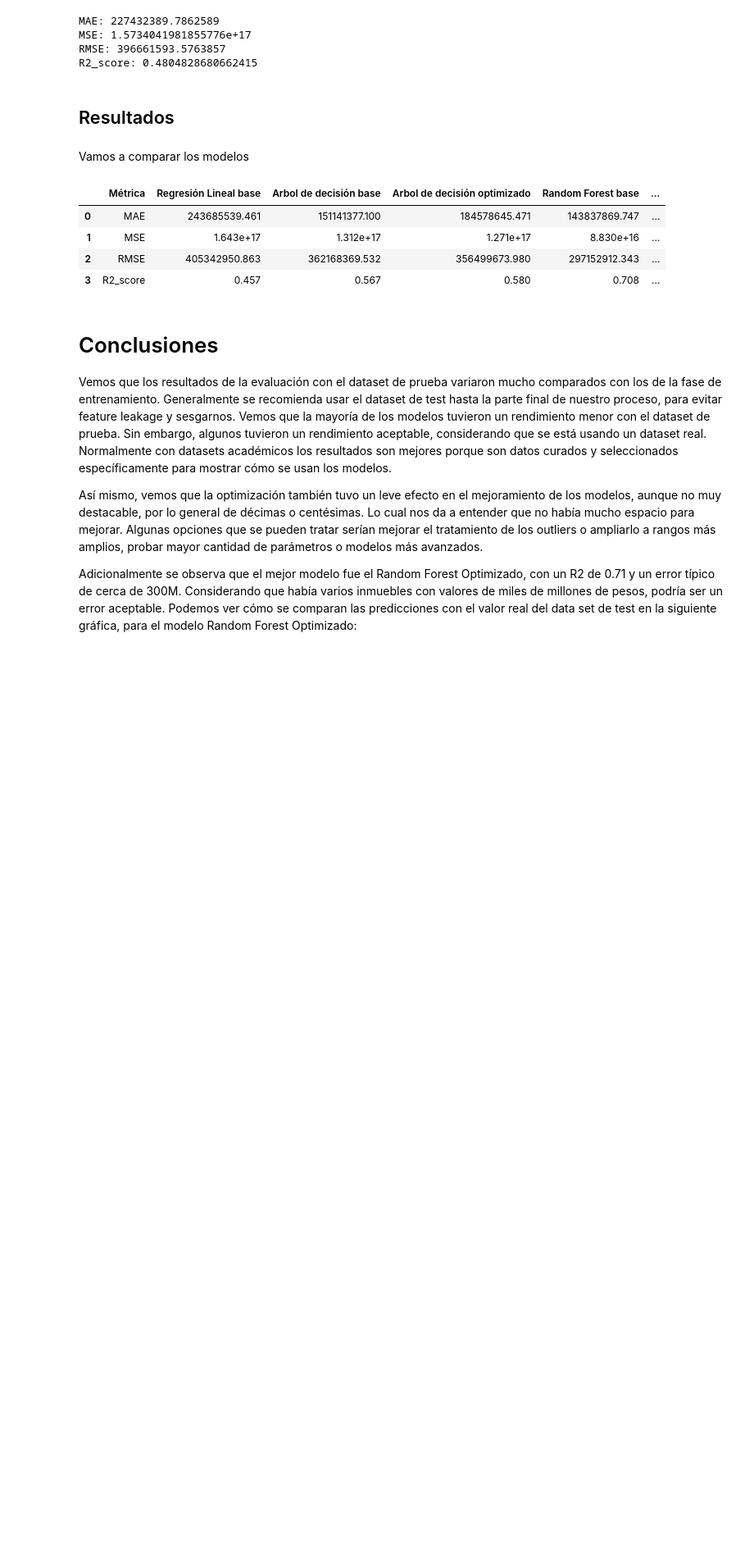
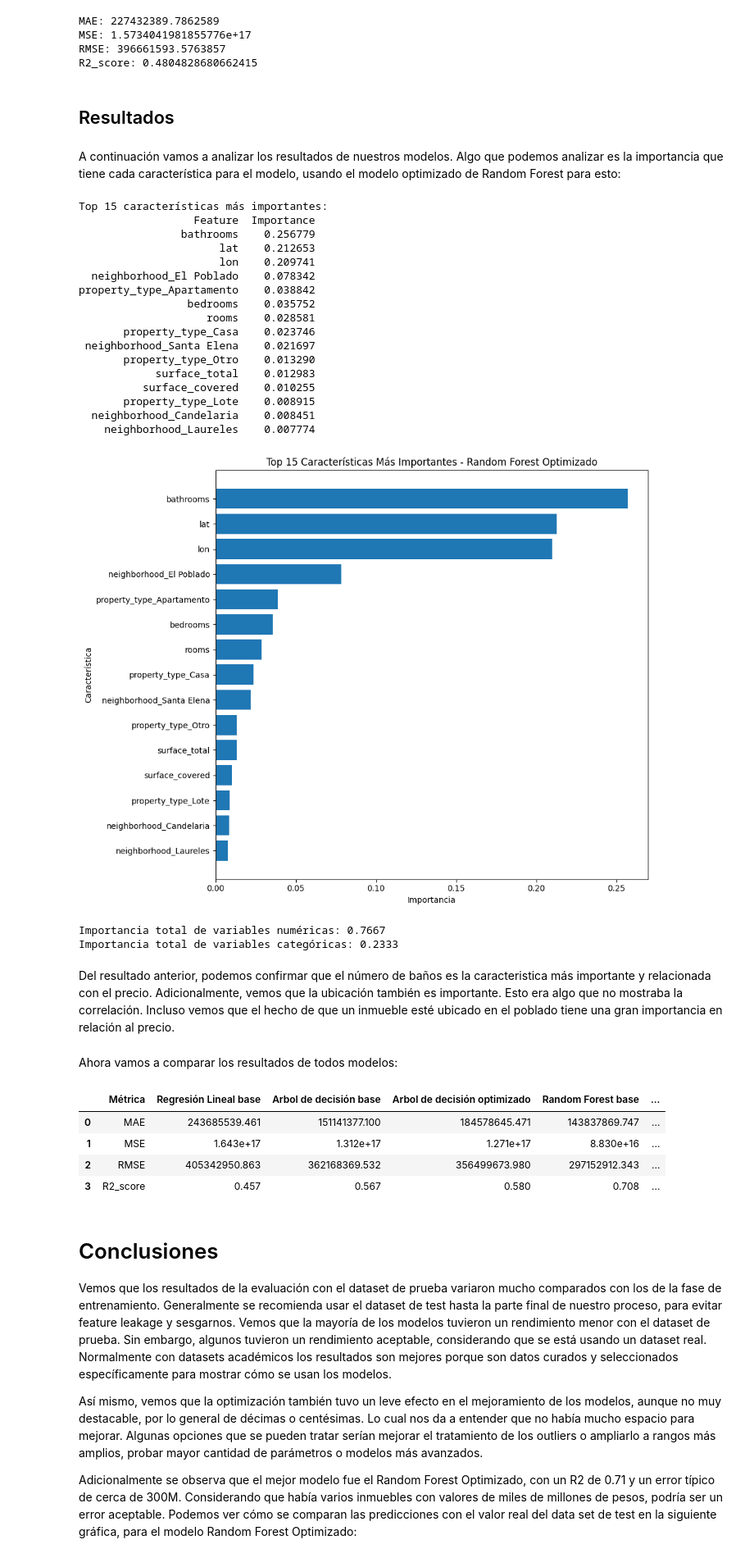
Before and after one commit to evinracher/3008338-geospatial-analysis, a Jupyter notebook: project/house-price-medellin.ipynb, the cells around one changed output. Shown at 82% size. Saved outputs shown, nothing was run; the diff lists cells and outputs as text; code cells hidden in the pictures; blank space fills up the shorter version.

```diff
--- a/project/house-price-medellin.ipynb
+++ b/project/house-price-medellin.ipynb
@@ -1318,10 +1356,73 @@ RMSE: 396661593.5763857
 R2_score: 0.4804828680662415
 # %% [markdown]
 ## Resultados
+# %% [markdown]
+A continuación vamos a analizar los resultados de nuestros modelos. Algo que podemos analizar es la importancia que tiene cada característica para el modelo, usando el modelo optimizado de Random Forest para esto:
 # %%
-# TODO: AGREGAR SIGNIFICANCIA DE LOS FEATURES
+num_attribs = ['lat', 'lon', 'rooms', 'bedrooms', 'bathrooms', 'surface_total', 'surface_covered']
+
+
+cat_encoder = full_pipeline.named_transformers_['cat']
+cat_feature_names = []
+for i, cat in enumerate(['neighborhood', 'property_type']):
+    categories = cat_encoder.categories_[i]
+    cat_feature_names.extend([f"{cat}_{category}" for category in categories])
+
+all_feature_names = num_attribs + cat_feature_names
+
+feature_importances = best_random_forest.feature_importances_
+
+
+importance_df = pd.DataFrame({
+    'Feature': all_feature_names,
+    'Importance': feature_importances
+}).sort_values('Importance', ascending=False)
+
+print("Top 15 características más importantes:")
+print(importance_df.head(15).to_string(index=False))
+
+
+plt.figure(figsize=(10, 8))
+top_features = importance_df.head(15)
+plt.barh(range(len(top_features)), top_features['Importance'])
+plt.yticks(range(len(top_features)), top_features['Feature'])
+plt.xlabel('Importancia')
+plt.ylabel('Característica')
+plt.title('Top 15 Características Más Importantes - Random Forest Optimizado')
+plt.gca().invert_yaxis()
+plt.tight_layout()
+plt.show()
+
+num_importance = importance_df[importance_df['Feature'].isin(num_attribs)]['Importance'].sum()
+cat_importance = importance_df[~importance_df['Feature'].isin(num_attribs)]['Importance'].sum()
+
+print(f"\nImportancia total de variables numéricas: {num_importance:.4f}")
+print(f"Importancia total de variables categóricas: {cat_importance:.4f}")
+# %% [output]
+Top 15 características más importantes:
+                  Feature  Importance
+                bathrooms    0.256779
+                      lat    0.212653
+                      lon    0.209741
+  neighborhood_El Poblado    0.078342
+property_type_Apartamento    0.038842
+                 bedrooms    0.035752
+                    rooms    0.028581
+       property_type_Casa    0.023746
+ neighborhood_Santa Elena    0.021697
+       property_type_Otro    0.013290
+            surface_total    0.012983
+          surface_covered    0.010255
+       property_type_Lote    0.008915
+  neighborhood_Candelaria    0.008451
+    neighborhood_Laureles    0.007774
+[figure, added]
+Importancia total de variables numéricas: 0.7667
+Importancia total de variables categóricas: 0.2333
+# %% [markdown]
+Del resultado anterior, podemos confirmar que el número de baños es la caracteristica más importante y relacionada con el precio. Adicionalmente, vemos que la ubicación también es importante. Esto era algo que no mostraba la correlación. Incluso vemos que el hecho de que un inmueble esté ubicado en el poblado tiene una gran importancia en relación al precio.
 # %% [markdown]
-Vamos a comparar los modelos
+Ahora vamos a comparar los resultados de todos modelos:
 # %%
 test_model_comparison_values = pd.DataFrame(
     {
```
Also changed, not shown: parts of 6 cells of this notebook.
